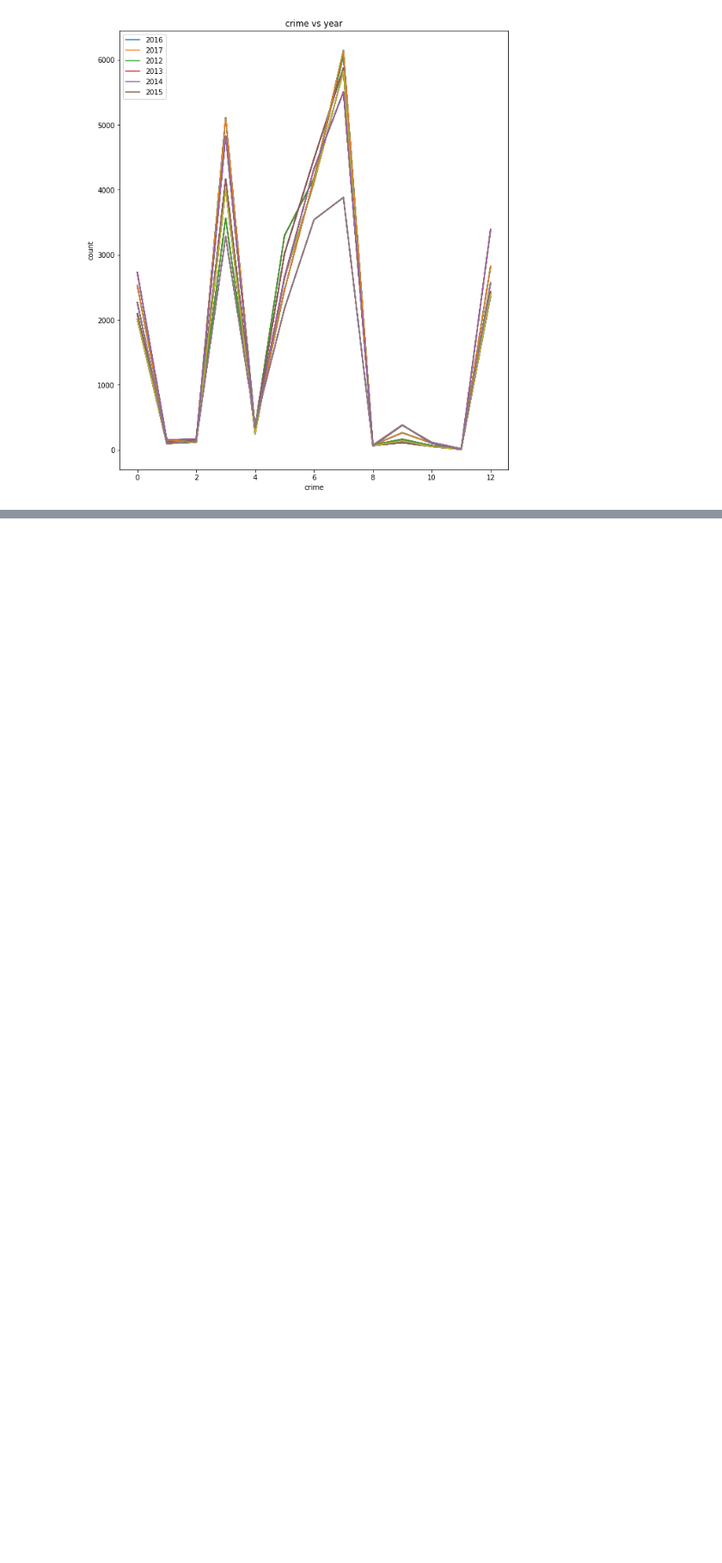
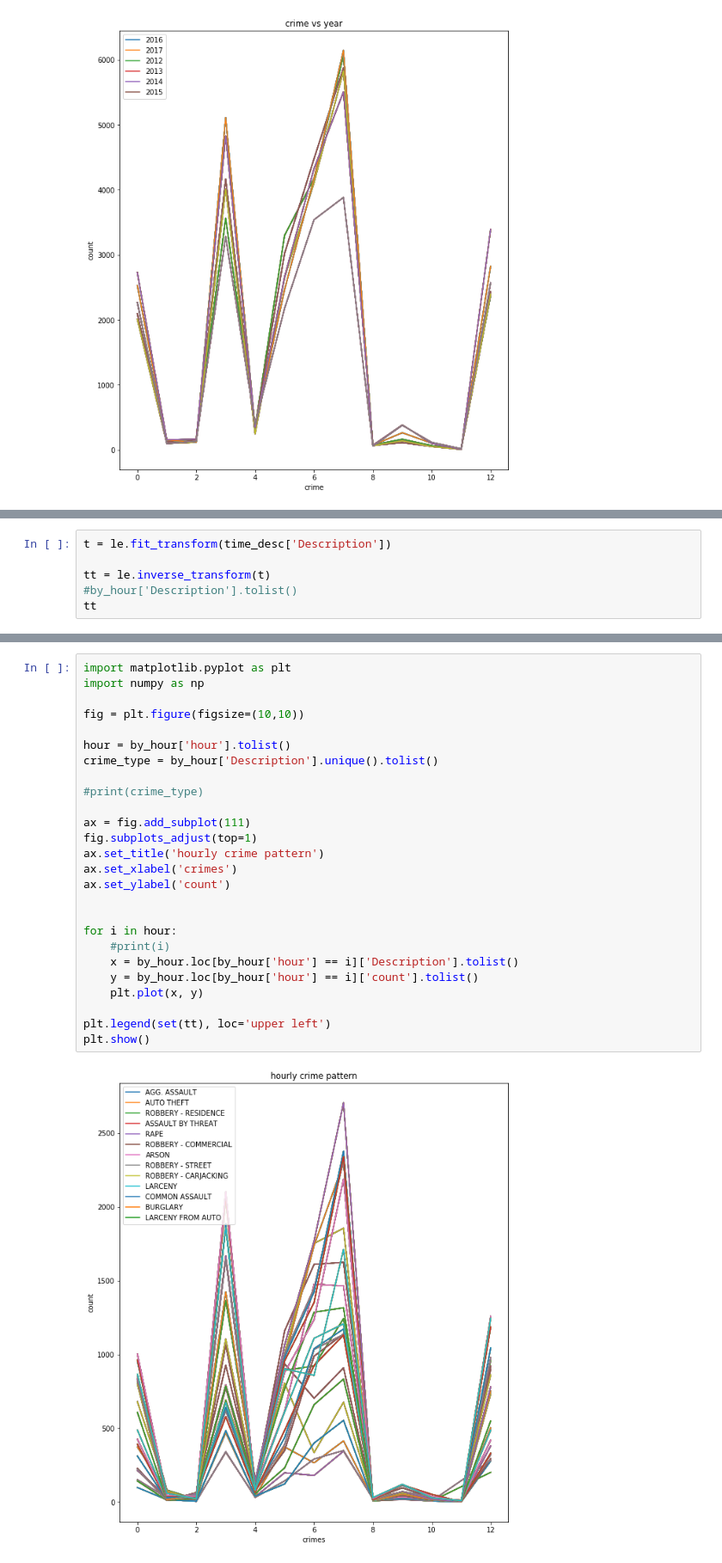
Before and after one commit to nichollsbr/baltimore-transit, a Jupyter notebook: Crime_Prediction.ipynb, the cells around one changed output, grey strips where cells are left out. Shown at 86% size. Drawn from its saved outputs; the diff is of its cells as text; blank space fills up the shorter version.

```diff
--- a/Crime_Prediction.ipynb
+++ b/Crime_Prediction.ipynb
@@ -264,0 +212,6 @@ iplot(fig)
+# %%
+t = le.fit_transform(time_desc['Description'])
+
+tt = le.inverse_transform(t)
+#by_hour['Description'].tolist()
+tt
@@ -264,0 +247,28 @@ iplot(fig)
+# %%
+import matplotlib.pyplot as plt
+import numpy as np
+
+fig = plt.figure(figsize=(10,10))
+
+hour = by_hour['hour'].tolist()
+crime_type = by_hour['Description'].unique().tolist()
+
+#print(crime_type)
+
+ax = fig.add_subplot(111)
+fig.subplots_adjust(top=1)
+ax.set_title('hourly crime pattern')
+ax.set_xlabel('crimes')
+ax.set_ylabel('count')
+
+
+for i in hour:
+    #print(i)
+    x = by_hour.loc[by_hour['hour'] == i]['Description'].tolist()
+    y = by_hour.loc[by_hour['hour'] == i]['count'].tolist()
+    plt.plot(x, y)
+
+plt.legend(set(tt), loc='upper left')
+plt.show()
+# %% [output]
+[figure, added]
```
Also changed, not shown: parts of 34 cells of this notebook, 1 other file.
